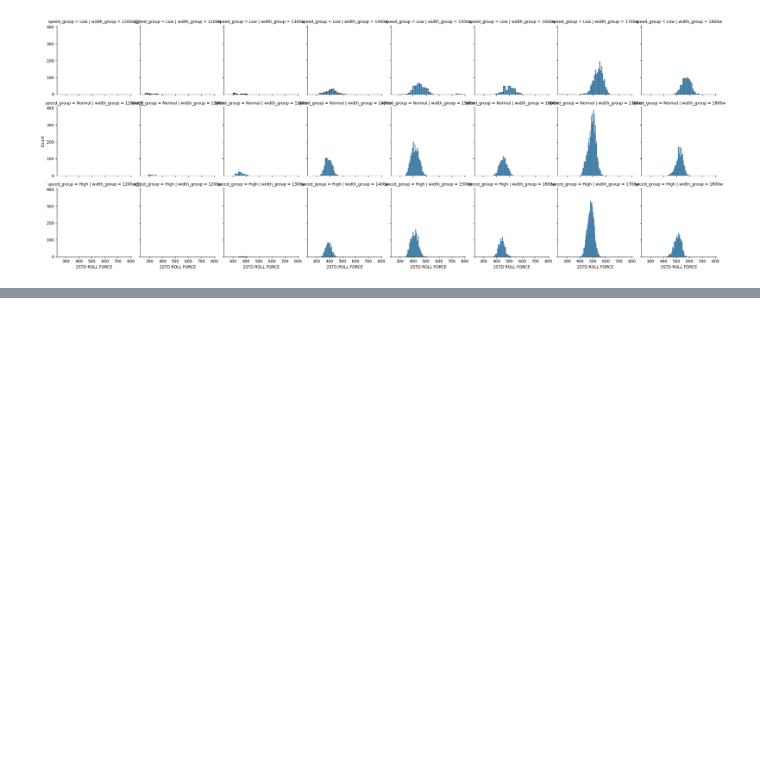
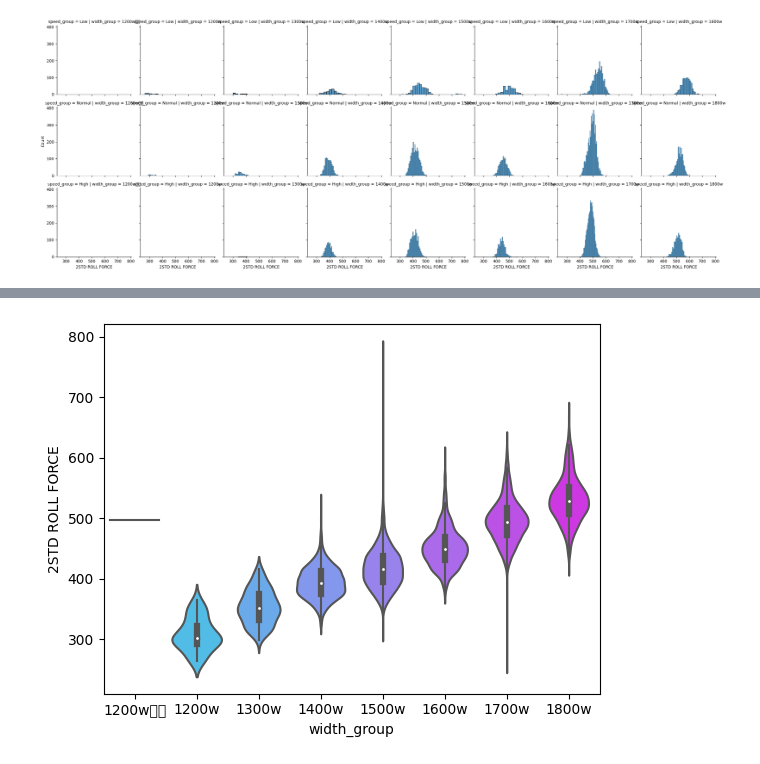
Before and after one commit to joahyot/202308_python_training_YJ, a Jupyter notebook: review02.ipynb, the cells around one changed output, grey strips where cells are left out. Saved outputs shown, nothing was run; the diff lists cells and outputs as text; code cells hidden in the pictures; blank space fills up the shorter version.

```diff
--- a/review02.ipynb
+++ b/review02.ipynb
@@ -614,0 +642,10 @@ plt.show()
+# %%
+# (3) 범주별 바이올린
+# seaborn.violinplot(data =  , y = "수치형데이터", x = "범주형데이터")
+# plt.show()
+
+sns.violinplot(data = c6, y = "2STD ROLL FORCE", x = "width_group",
+            palette = "cool")
+plt.show()
+# %% [output]
+[figure, added]
```
Also changed, not shown: parts of 6 cells of this notebook.
